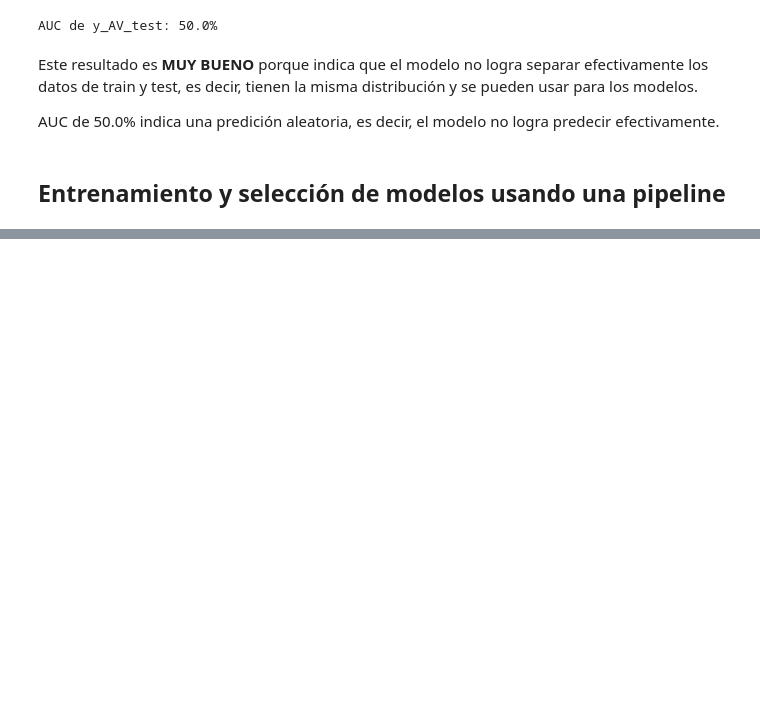
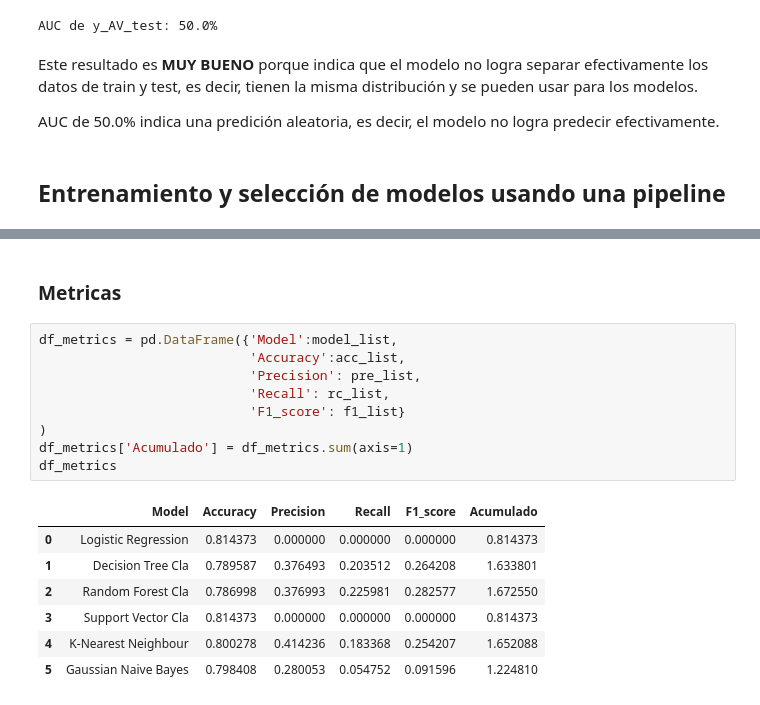
Before and after one commit to chuto81/datascientist_latam, a Jupyter notebook: solution.ipynb, the cells around one changed output, grey strips where cells are left out. Drawn from its saved outputs; the diff is of its cells as text; blank space fills up the shorter version.

```diff
--- a/solution.ipynb
+++ b/solution.ipynb
@@ -1222,0 +1259,19 @@ Interesante los vuelos que salieron antes de tiempo
+# %% [markdown]
+### Metricas
+# %%
+df_metrics = pd.DataFrame({'Model':model_list,
+                           'Accuracy':acc_list,
+                           'Precision': pre_list,
+                           'Recall': rc_list,
+                           'F1_score': f1_list}
+)
+df_metrics['Acumulado'] = df_metrics.sum(axis=1)
+df_metrics
+# %% [output]
+|  | Model | Accuracy | Precision | Recall | F1_score | Acumulado |
+| 0 | Logistic Regression | 0.814373 | 0.000000 | 0.000000 | 0.000000 | 0.814373 |
+| 1 | Decision Tree Cla | 0.789587 | 0.376493 | 0.203512 | 0.264208 | 1.633801 |
+| 2 | Random Forest Cla | 0.786998 | 0.376993 | 0.225981 | 0.282577 | 1.672550 |
+| 3 | Support Vector Cla | 0.814373 | 0.000000 | 0.000000 | 0.000000 | 0.814373 |
+| 4 | K-Nearest Neighbour | 0.800278 | 0.414236 | 0.183368 | 0.254207 | 1.652088 |
+| 5 | Gaussian Naive Bayes | 0.798408 | 0.280053 | 0.054752 | 0.091596 | 1.224810 |
```
Also changed, not shown: parts of 27 cells of this notebook.
